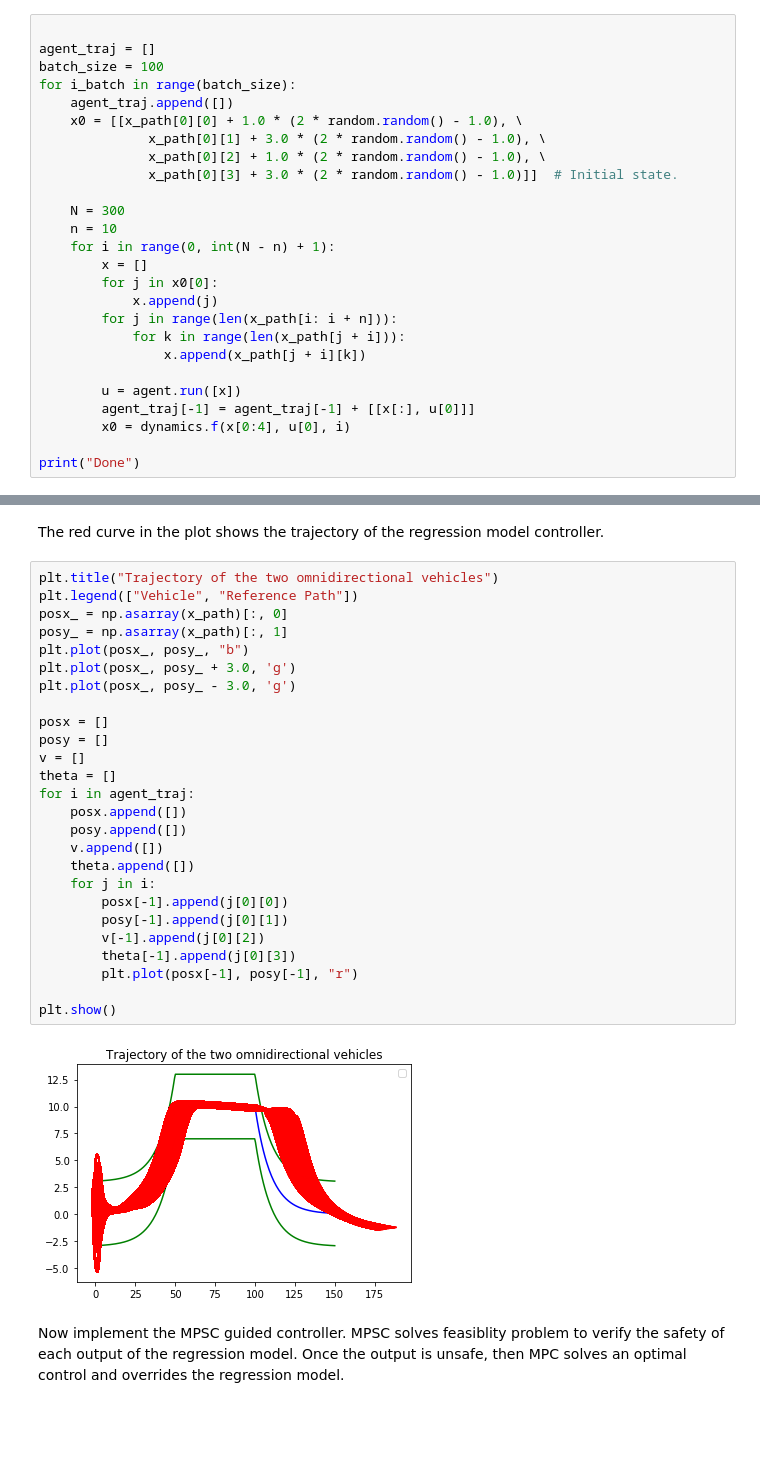
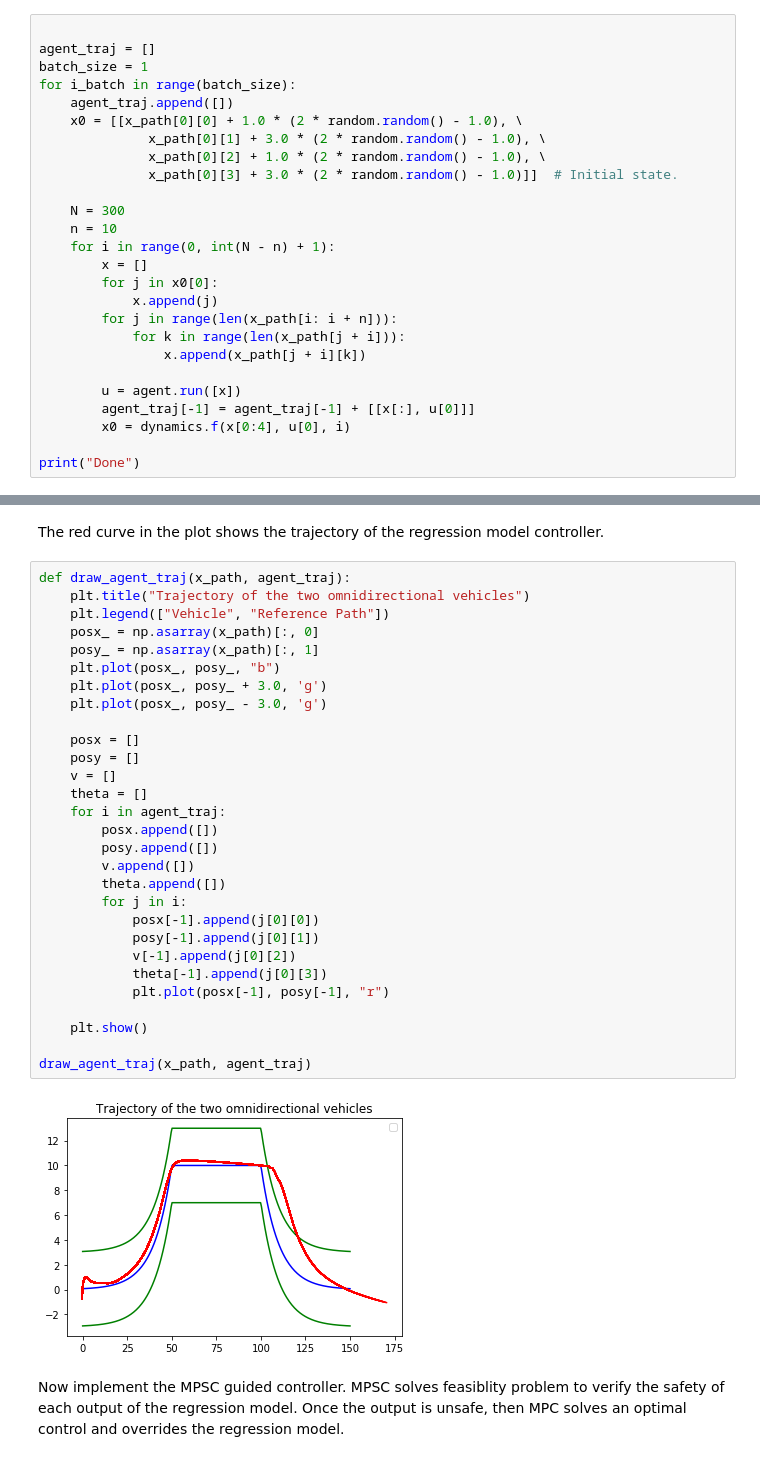
Before and after one commit to zwc662/MPSC_Guided_Imitation_Learning, a Jupyter notebook: ilqr/examples/car_2.ipynb, the cells around one changed output, grey strips where cells are left out. Drawn from its saved outputs; the diff is of its cells as text; blank space fills up the shorter version.

```diff
--- a/ilqr/examples/car_2.ipynb
+++ b/ilqr/examples/car_2.ipynb
@@ -227,7 +223,7 @@ agent.data_process(paths = ['expert_traj/expert_pts_10058_H10.p', 'expert_traj/e
 # %%
 
 agent_traj = []
-batch_size = 100
+batch_size = 1
 for i_batch in range(batch_size):
     agent_traj.append([])
     x0 = [[x_path[0][0] + 1.0 * (2 * random.random() - 1.0), \
@@ -255,33 +251,36 @@ Done
 # %% [markdown]
 The red curve in the plot shows the trajectory of the regression model controller.
 # %%
-plt.title("Trajectory of the two omnidirectional vehicles")
-plt.legend(["Vehicle", "Reference Path"])
-posx_ = np.asarray(x_path)[:, 0]
-posy_ = np.asarray(x_path)[:, 1]
-plt.plot(posx_, posy_, "b")
-plt.plot(posx_, posy_ + 3.0, 'g')
-plt.plot(posx_, posy_ - 3.0, 'g')
+def draw_agent_traj(x_path, agent_traj):
+    plt.title("Trajectory of the two omnidirectional vehicles")
+    plt.legend(["Vehicle", "Reference Path"])
+    posx_ = np.asarray(x_path)[:, 0]
+    posy_ = np.asarray(x_path)[:, 1]
+    plt.plot(posx_, posy_, "b")
+    plt.plot(posx_, posy_ + 3.0, 'g')
+    plt.plot(posx_, posy_ - 3.0, 'g')
 
-posx = []
-posy = []
-v = []
-theta = []
-for i in agent_traj:
-    posx.append([])
-    posy.append([])
-    v.append([])
-    theta.append([])
-    for j in i:
-        posx[-1].append(j[0][0])
-        posy[-1].append(j[0][1])
-        v[-1].append(j[0][2])
-        theta[-1].append(j[0][3])
-        plt.plot(posx[-1], posy[-1], "r")
+    posx = []
+    posy = []
+    v = []
+    theta = []
+    for i in agent_traj:
+        posx.append([])
+        posy.append([])
+        v.append([])
+        theta.append([])
+        for j in i:
+            posx[-1].append(j[0][0])
+            posy[-1].append(j[0][1])
+            v[-1].append(j[0][2])
+            theta[-1].append(j[0][3])
+            plt.plot(posx[-1], posy[-1], "r")
 
-plt.show()
+    plt.show()
+
+draw_agent_traj(x_path, agent_traj)
 # %% [output]
-[figure, old version]
+[figure, new version]
 # %% [markdown]
 Now implement the MPSC guided controller. MPSC solves feasiblity problem to verify the safety of each output of the regression model. Once the output is unsafe, then MPC solves an optimal control and overrides the regression model.
 # %% [markdown]
```
Also changed, not shown: parts of 5 cells of this notebook, 30 other files.
